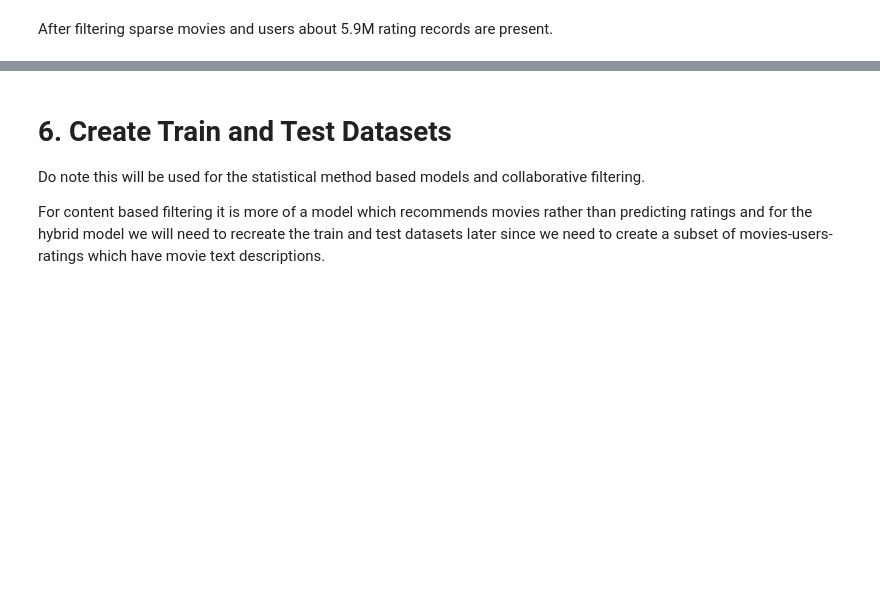
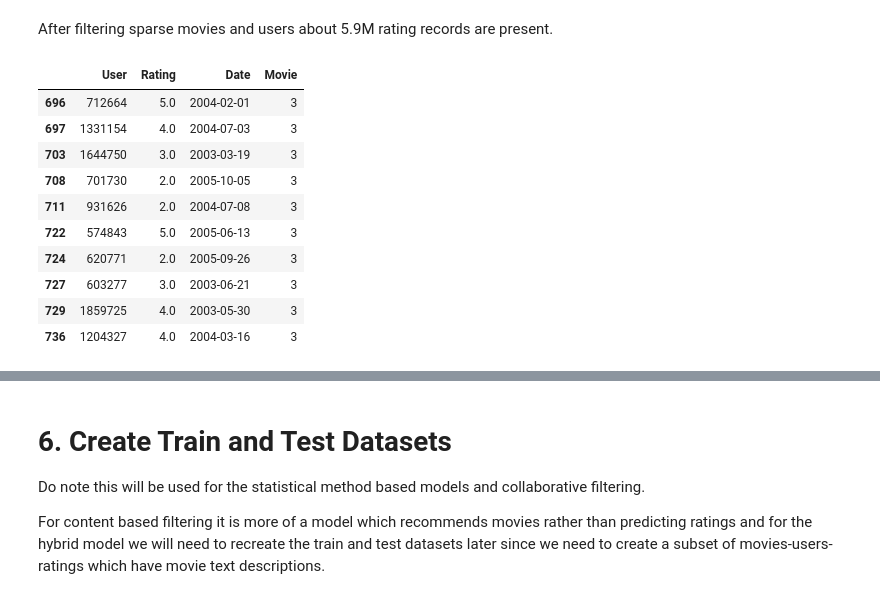
Before and after one commit to kristenvonbecker/miniproject-17.4, a Jupyter notebook: Mini_Project_Recommendation_Systems.ipynb, the cells around one changed output, grey strips where cells are left out. Drawn from its saved outputs; the diff is of its cells as text; code cells hidden in the pictures; blank space fills up the shorter version.

```diff
--- a/Mini_Project_Recommendation_Systems.ipynb
+++ b/Mini_Project_Recommendation_Systems.ipynb
@@ -319,3 +319,18 @@ Shape User-Ratings unfiltered:  (24053764, 4)
 Shape User-Ratings filtered:    (5930581, 4)
 # %% [markdown]
 After filtering sparse movies and users about 5.9M rating records are present.
+# %%
+# head of filtered data
+df_filtered.head(10)
+# %% [output]
+|  | User | Rating | Date | Movie |
+| 696 | 712664 | 5.0 | 2004-02-01 | 3 |
+| 697 | 1331154 | 4.0 | 2004-07-03 | 3 |
+| 703 | 1644750 | 3.0 | 2003-03-19 | 3 |
+| 708 | 701730 | 2.0 | 2005-10-05 | 3 |
+| 711 | 931626 | 2.0 | 2004-07-08 | 3 |
+| 722 | 574843 | 5.0 | 2005-06-13 | 3 |
+| 724 | 620771 | 2.0 | 2005-09-26 | 3 |
+| 727 | 603277 | 3.0 | 2003-06-21 | 3 |
+| 729 | 1859725 | 4.0 | 2003-05-30 | 3 |
+| 736 | 1204327 | 4.0 | 2004-03-16 | 3 |
```
Also changed, not shown: parts of 18 cells of this notebook.
